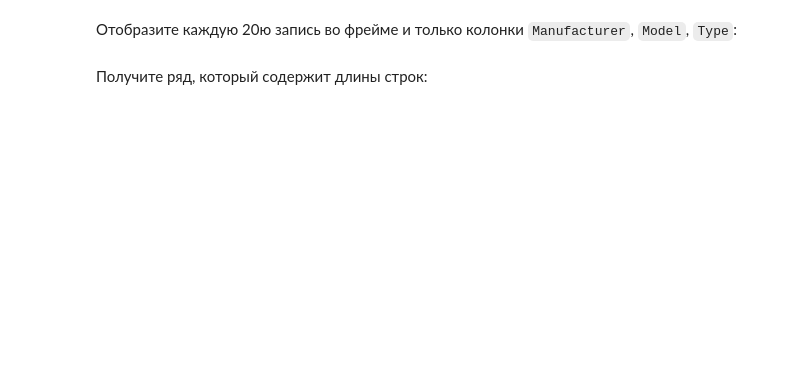
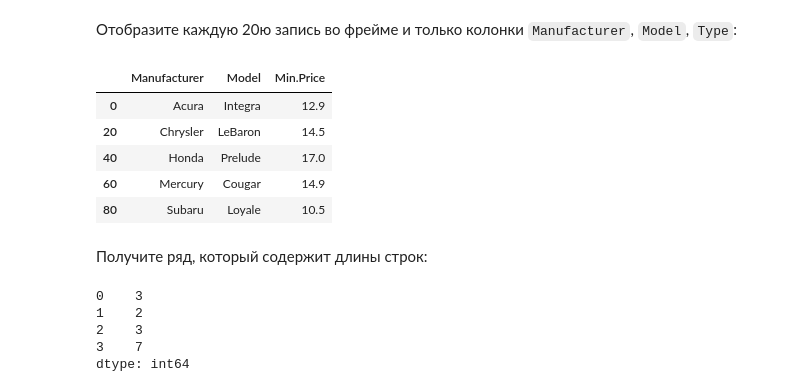
Before and after one commit to Dohako/ml_learning, a Jupyter notebook: Notebooks/03_Pandas.ipynb, the cells around one changed output. Cells and saved outputs as stored; diff of their text form; code cells hidden in the pictures; blank space fills up the shorter version.

```diff
--- a/Notebooks/03_Pandas.ipynb
+++ b/Notebooks/03_Pandas.ipynb
@@ -1585,7 +1598,15 @@ ValueError: ignored
 # %%
 df = pd.read_csv('https://raw.githubusercontent.com/Kail4eK/ml_edu/master/datasets/Cars93_miss.csv')
 
 # TODO - отобразите запись с периодичностью во фрейме и определенные колонки
+df.iloc[range(0,len(df.index),20),[0,1,3]]
+# %% [output]
+|  | Manufacturer | Model | Min.Price |
+| 0 | Acura | Integra | 12.9 |
+| 20 | Chrysler | LeBaron | 14.5 |
+| 40 | Honda | Prelude | 17.0 |
+| 60 | Mercury | Cougar | 14.9 |
+| 80 | Subaru | Loyale | 10.5 |
 # %% [markdown]
 Получите ряд, который содержит длины строк:
 # %%
@@ -1597,3 +1618,10 @@ ds = pd.Series(['how', 'to', 'use', 'pandas?'])
 # 2    3
 # 3    7
 # dtype: int64
+ds.str.len()
+# %% [output]
+0    3
+1    2
+2    3
+3    7
+dtype: int64
```
Also changed, not shown: parts of 2 cells of this notebook.
